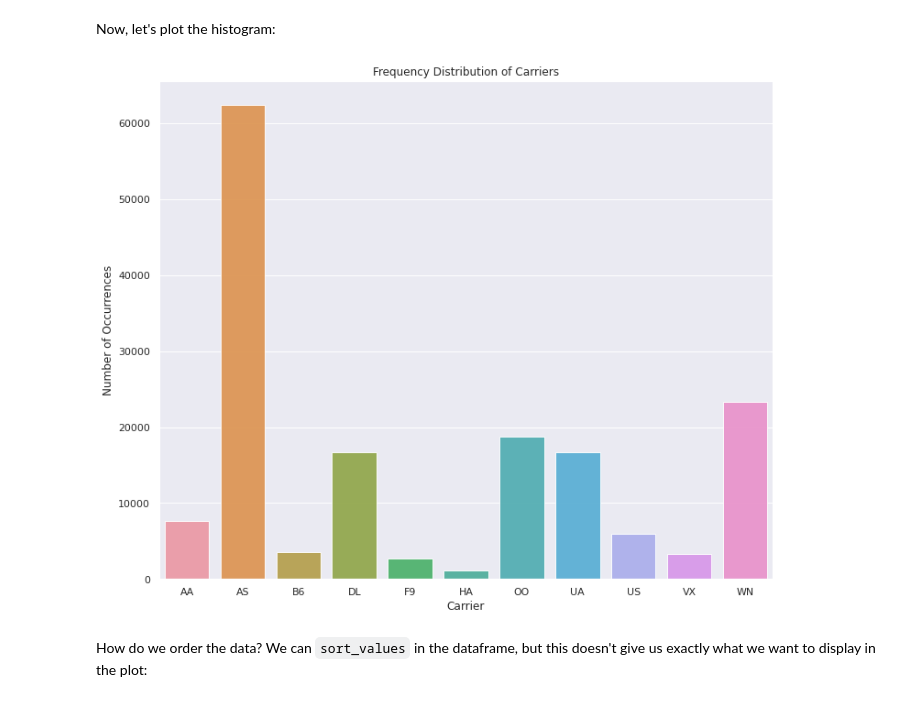
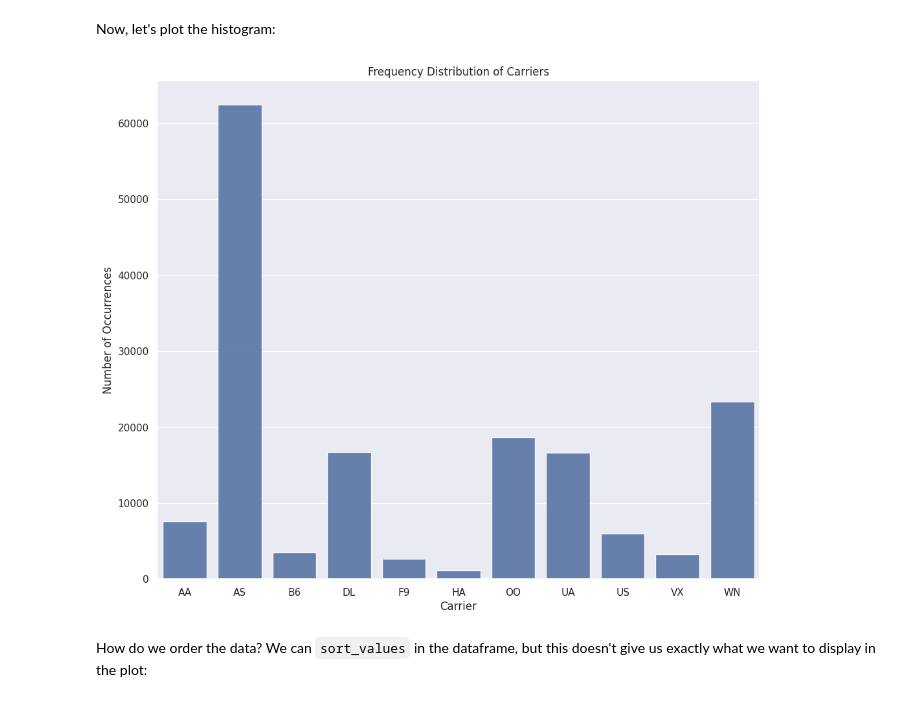
Before and after one commit to markbriers/data-science-jupyter, a Jupyter notebook: week5_notes.ipynb, the cells around one changed output. Drawn from its saved outputs; the diff is of its cells as text; code cells hidden in the pictures.

```diff
--- a/week5_notes.ipynb
+++ b/week5_notes.ipynb
@@ -67,18 +67,18 @@ Now, let's plot the histogram:
 # %%
 import seaborn as sns
 import matplotlib.pyplot as plt
 %matplotlib inline
 
 plt.figure(figsize=(12,10))
 carrier_count = cat_df_flights['carrier'].value_counts()
 sns.set(style="darkgrid")
-sns.barplot(carrier_count.index, carrier_count.values, alpha=0.9)
+sns.barplot(x=carrier_count.index, y=carrier_count.values, alpha=0.9)
 plt.title('Frequency Distribution of Carriers')
 plt.ylabel('Number of Occurrences', fontsize=12)
 plt.xlabel('Carrier', fontsize=12)
 plt.show()
 # %% [output]
-[figure, old version]
+[figure, new version]
 # %% [markdown]
 How do we order the data? We can `sort_values` in the dataframe, but this doesn't give us exactly what we want to display in the plot:
 # %%
```
Also changed, not shown: parts of 15 cells of this notebook.
